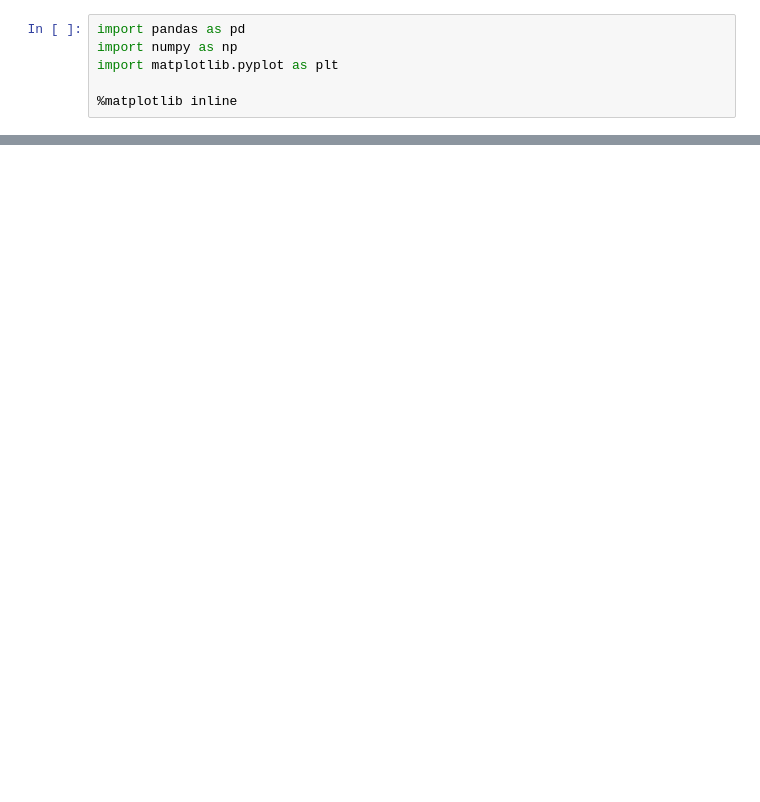
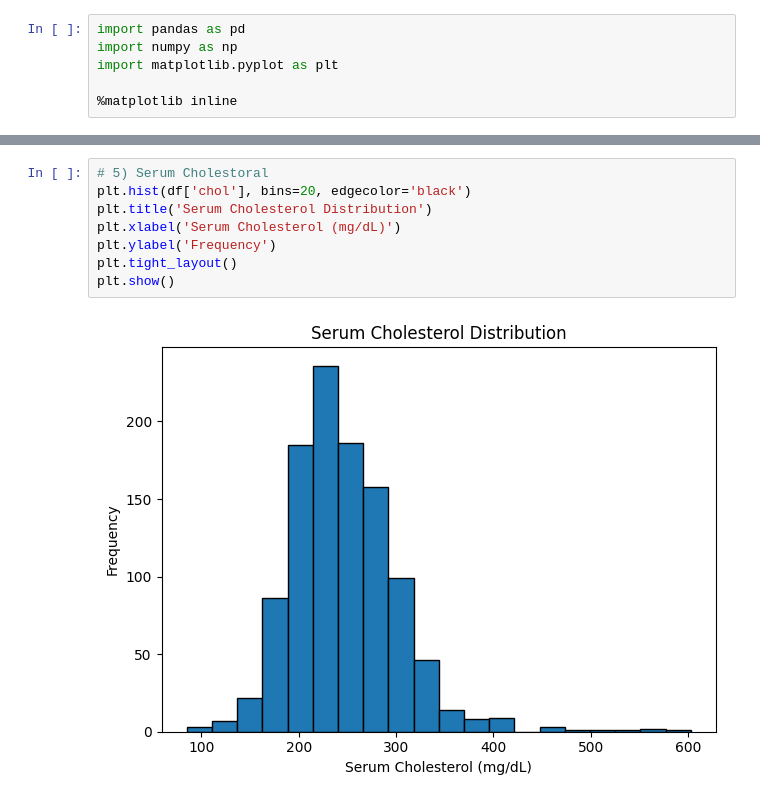
Before and after one commit to Tokito-to/heart-disease-prediction, a Jupyter notebook: notebooks/data_analysis.ipynb, the cells around one changed output, grey strips where cells are left out. Saved outputs shown, nothing was run; the diff lists cells and outputs as text; blank space fills up the shorter version.

```diff
--- a/notebooks/data_analysis.ipynb
+++ b/notebooks/data_analysis.ipynb
@@ -157,0 +129,10 @@ data = df.copy()
+# %%
+# 5) Serum Cholestoral
+plt.hist(df['chol'], bins=20, edgecolor='black')
+plt.title('Serum Cholesterol Distribution')
+plt.xlabel('Serum Cholesterol (mg/dL)')
+plt.ylabel('Frequency')
+plt.tight_layout()
+plt.show()
+# %% [output]
+[figure, added]
```
Also changed, not shown: parts of 34 cells of this notebook.
